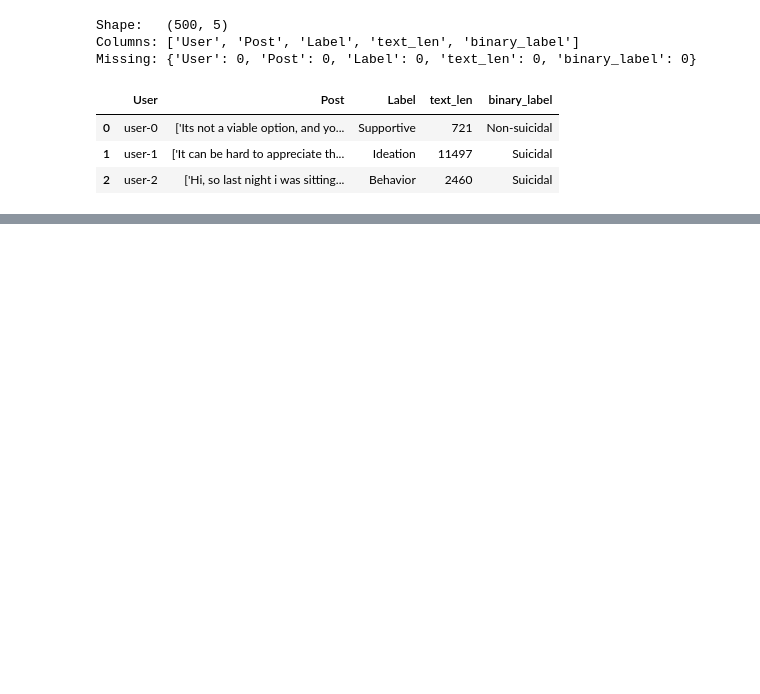
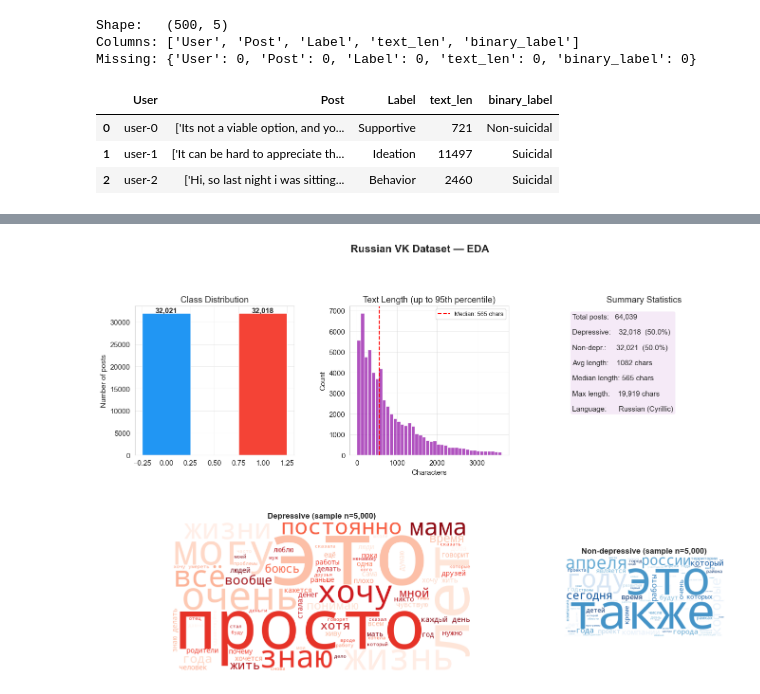
Before and after one commit to alinaerkul/suicidality-nlp, a Jupyter notebook: notebooks/01_eda.ipynb, the cells around one changed output, grey strips where cells are left out. Saved outputs shown, nothing was run; the diff lists cells and outputs as text; code cells hidden in the pictures; blank space fills up the shorter version.

```diff
--- a/notebooks/01_eda.ipynb
+++ b/notebooks/01_eda.ipynb
@@ -403,0 +529,84 @@ Saved: results/plots/03_cssrs_eda.png
+# %%
+# ── Russian VK: class distribution + text length + word clouds ───────────
+import re
+
+fig = plt.figure(figsize=(16, 10))
+fig.suptitle('Russian VK Dataset — EDA', fontsize=16, fontweight='bold', y=1.01)
+gs = gridspec.GridSpec(2, 3, figure=fig, hspace=0.45, wspace=0.35)
+
+# — Class distribution
+ax1 = fig.add_subplot(gs[0, 0])
+counts_ru = df_ru['binary_label'].value_counts()
+bars = ax1.bar(counts_ru.index, counts_ru.values,
+               color=['#2196F3', '#F44336'], edgecolor='white', width=0.5)
+for bar, val in zip(bars, counts_ru.values):
+    ax1.text(bar.get_x() + bar.get_width()/2,
+             bar.get_height() + 100, f'{val:,}', ha='center', fontweight='bold')
+ax1.set_title('Class Distribution')
+ax1.set_ylabel('Number of posts')
+
+# — Text length histogram
+ax2 = fig.add_subplot(gs[0, 1])
+cap = df_ru['text_len'].quantile(0.95)
+ax2.hist(df_ru[df_ru['text_len'] <= cap]['text_len'],
+         bins=40, color='#9C27B0', alpha=0.8, edgecolor='white')
+ax2.axvline(df_ru['text_len'].median(), color='red', linestyle='--',
+            label=f'Median: {df_ru["text_len"].median():.0f} chars')
+ax2.set_title('Text Length (up to 95th percentile)')
+ax2.set_xlabel('Characters')
+ax2.set_ylabel('Count')
+ax2.legend(fontsize=9)
+
+# — Stats box
+ax3 = fig.add_subplot(gs[0, 2])
+ax3.axis('off')
+stats_text = (
+    f"Total posts:   {len(df_ru):,}\n\n"
+    f"Depressive:    {counts_ru.get(1, 0):,}  "
+    f"({counts_ru.get(1, 0)/len(df_ru)*100:.1f}%)\n\n"
+    f"Non-depr.:     {counts_ru.get(0, 0):,}  "
+    f"({counts_ru.get(0, 0)/len(df_ru)*100:.1f}%)\n\n"
+    f"Avg length:    {df_ru['text_len'].mean():.0f} chars\n\n"
+    f"Median length: {df_ru['text_len'].median():.0f} chars\n\n"
+    f"Max length:    {df_ru['text_len'].max():,} chars\n\n"
+    f"Language:      Russian (Cyrillic)"
+)
+ax3.text(0.05, 0.95, stats_text, transform=ax3.transAxes,
+         fontsize=11, verticalalignment='top',
+         bbox=dict(boxstyle='round', facecolor='#F3E5F5', alpha=0.8))
+ax3.set_title('Summary Statistics')
+
+# — Word clouds (Cyrillic-only cleaning)
+def clean_for_wordcloud_ru(text_series):
+    combined = ' '.join(text_series.astype(str).tolist())
+    combined = re.sub(r'http\S+', '', combined)
+    # Keep only Cyrillic characters
+    combined = re.sub(r'[^\u0400-\u04FF\s]', ' ', combined)
+    combined = combined.lower().strip()
+    words = [w for w in combined.split() if w not in STOPWORDS_RU and len(w) > 2]
+    return ' '.join(words)
+
+dep_ru     = df_ru[df_ru['binary_label'] == 1]['text'].sample(5000, random_state=42)
+nondep_ru  = df_ru[df_ru['binary_label'] == 0]['text'].sample(5000, random_state=42)
+
+ax4 = fig.add_subplot(gs[1, 0:2])
+ax5 = fig.add_subplot(gs[1, 2])
+
+for ax, texts, title, cmap in [
+    (ax4, dep_ru,    f'Depressive (sample n=5,000)', 'Reds'),
+    (ax5, nondep_ru, f'Non-depressive (sample n=5,000)', 'Blues'),
+]:
+    combined = clean_for_wordcloud_ru(texts)
+    if combined.strip():
+        wc = WordCloud(width=600, height=300, background_color='white',
+                       colormap=cmap, max_words=80, stopwords=set(),
+                       regexp=r'[\u0400-\u04FF]+').generate(combined)
+        ax.imshow(wc, interpolation='bilinear')
+    ax.set_title(title, fontweight='bold', fontsize=12)
+    ax.axis('off')
+
+plt.savefig('results/plots/05_russian_vk_eda.png', dpi=150, bbox_inches='tight')
+plt.show()
+print('Saved: results/plots/05_russian_vk_eda.png')
+# %% [output]
+[figure, added]
```
Also changed, not shown: parts of 19 cells of this notebook, 24 other files.
